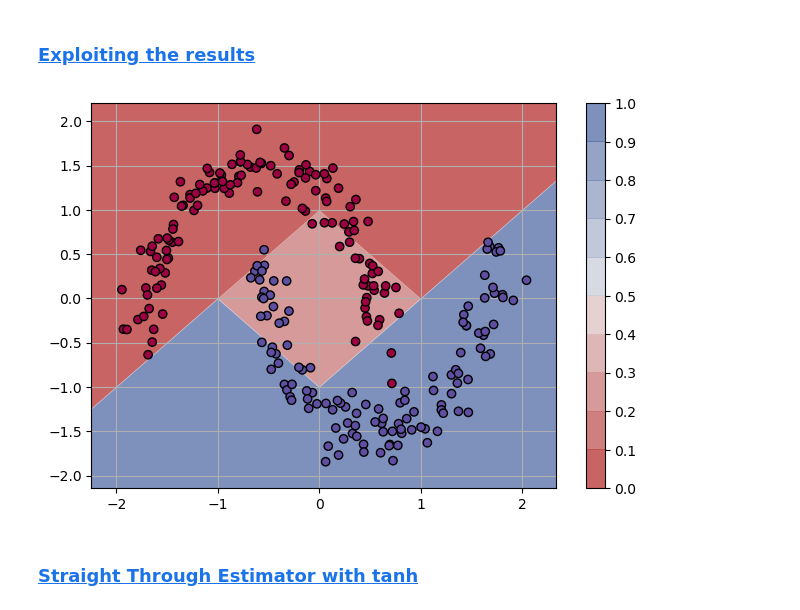
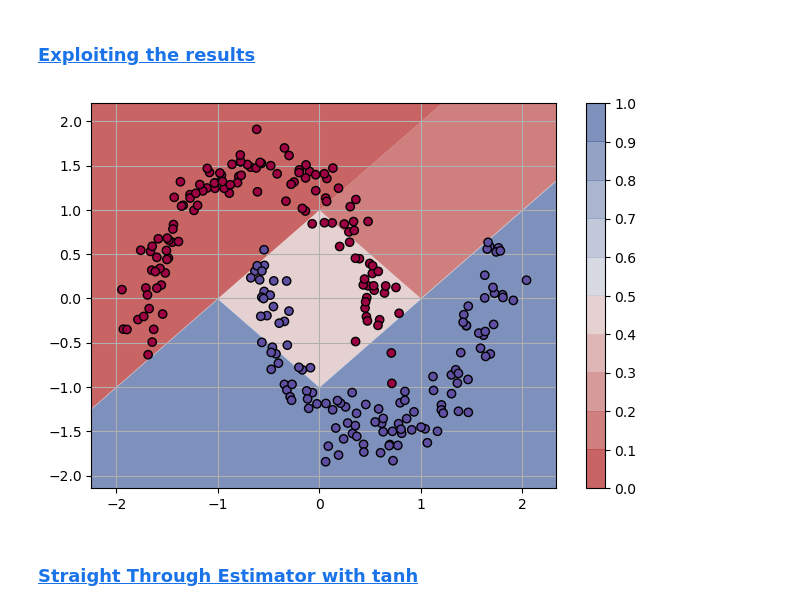
Before and after one commit to kellian-cottart/binarized-neural-networks, a Jupyter notebook: two-moons.ipynb, the cells around one changed output. Saved outputs shown, nothing was run; the diff lists cells and outputs as text; code cells hidden in the pictures.

```diff
--- a/two-moons.ipynb
+++ b/two-moons.ipynb
@@ -99,17 +100,16 @@ plt.show()
 # Global parameters
 SOFTMAX = False
 
-LAYER_SIZE = [64, 64]
+LAYER_SIZE = [128, 128]
 EPOCHS = 3000
 BATCH_SIZE = tr_size
-REDUCTION = "sum"
 LEARNING_RATE = 0.0001
 
 if not SOFTMAX:
     SAVE_FOLDER = "saved-two-moons"
     OUT = 1
-    OUTPUT_FUNCTION = None
-    CRITERION = torch.functional.F.binary_cross_entropy_with_logits
+    OUTPUT_FUNCTION = "sigmoid"
+    CRITERION = torch.functional.F.binary_cross_entropy
 else:
     SAVE_FOLDER = "saved-two-moons-softmax"
     OUT = 2
@@ -328,22 +803,21 @@ network_data = {
         "dropout": False, # Dropout layers
         "batchnorm": False, # Batch normalization layers
         "bias": True,
-        "latent_weights": False, # Latent weights for BiNN
+        "latent_weights": False, # Latent weights for BNN
+        "activation_function": Sign.apply, # Activation function for hidden layers
         "output_function": OUTPUT_FUNCTION, # Activation function for output layer (as loss function is BCE_with_logits, no activation function is needed)
-        "activation_function": None, # Activation function for hidden layers
     },
     "training_parameters": {
         'n_epochs': EPOCHS,
         'batch_size': BATCH_SIZE,
-        'test_mcmc_samples': 10,
+        'test_mcmc_samples': 1,
     },
     "criterion": CRITERION,
-    "reduction": REDUCTION,
     "optimizer": BayesBiNN,
     "optimizer_parameters": {
         "temperature": 1,
         "num_mcmc_samples": 10,
-        "init_lambda": 15,
+        "init_lambda": 5,
         "lr": LEARNING_RATE,
         "beta": 0.99
     },
@@ -410,35 +1090,35 @@ clevels = 9
 Z = network.predict(grid, N_TEST_SAMPLES)
 Z = torch.stack(Z, dim=0)
 Z = Z.mean(dim=0)
 # Depending on the loss function, we need to apply an activation function to the output
 if "binary_cross_entropy" in network_data["criterion"].__name__:
-    Z = torch.sigmoid(Z).cpu().reshape(xx.shape)
+    Z = Z.cpu().reshape(xx.shape)
 else:
     Z = torch.exp(Z)
     Z = torch.max(Z, dim=1)[0].reshape(xx.shape).cpu()
 
 ### PLOT ###
 # Plot the predictions with the uncertainty
 fig, ax = plt.subplots(1, 1, figsize=(7.5, 5))
 ax.grid(True)
 ax.scatter(X_train[:, 0], X_train[:, 1], c=y_train, cmap=plt.cm.Spectral, edgecolors='k', zorder=2)
 
 # Plot the uncertainty with contourf based on the value of Z
 c = ax.contourf(xx, yy, Z, alpha=0.7, levels=clevels, antialiased=True, cmap=custom_map, zorder=1)
 
 # Add a colorbar
 # Add a colorbar
 colorbar = fig.colorbar(c, ax=ax, ticks=np.arange(0, 1.1, 1 / (clevels+1)))
 # force the leftbar to be between 0 and 1
 c.get_clim()
 c.set_clim(0, 1)
 colorbar.ax.set_ylim(0, 1)
 
 os.makedirs(SAVE_FOLDER, exist_ok=True)
 plt.savefig(os.path.join(SAVE_FOLDER, "two-moons-uncertainty-Bayes-BiNN.pdf"), bbox_inches='tight')
 plt.show()
 # %% [output]
-[figure, old version]
+[figure, new version]
 # %% [markdown]
 ### <a id='toc1_5_3_'></a>[Straight Through Estimator with tanh](#toc0_)
 # %%
```
Also changed, not shown: parts of 11 cells of this notebook, 20 other files.
